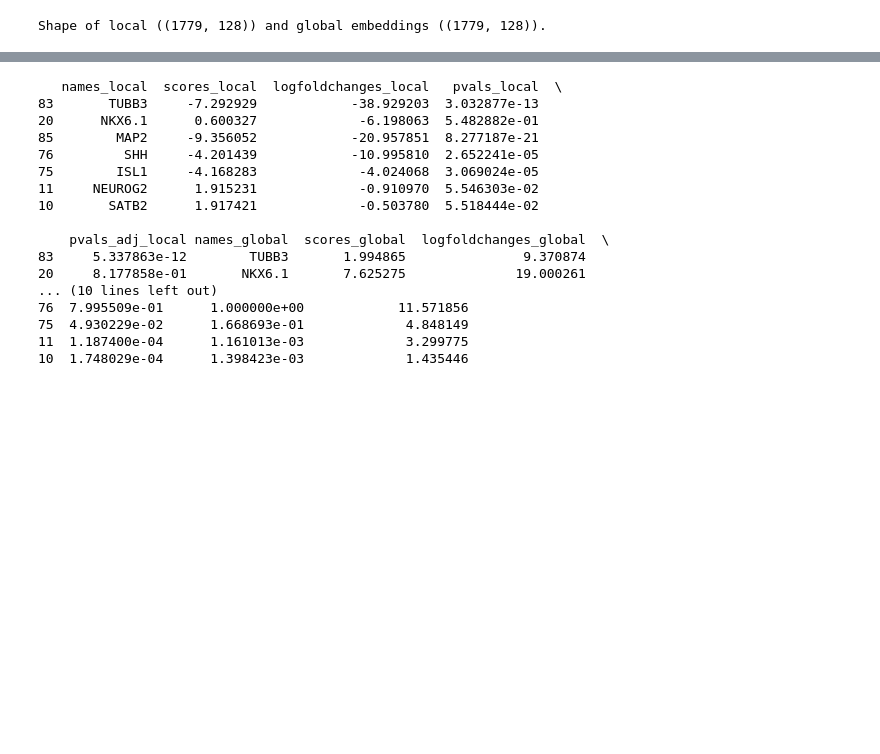
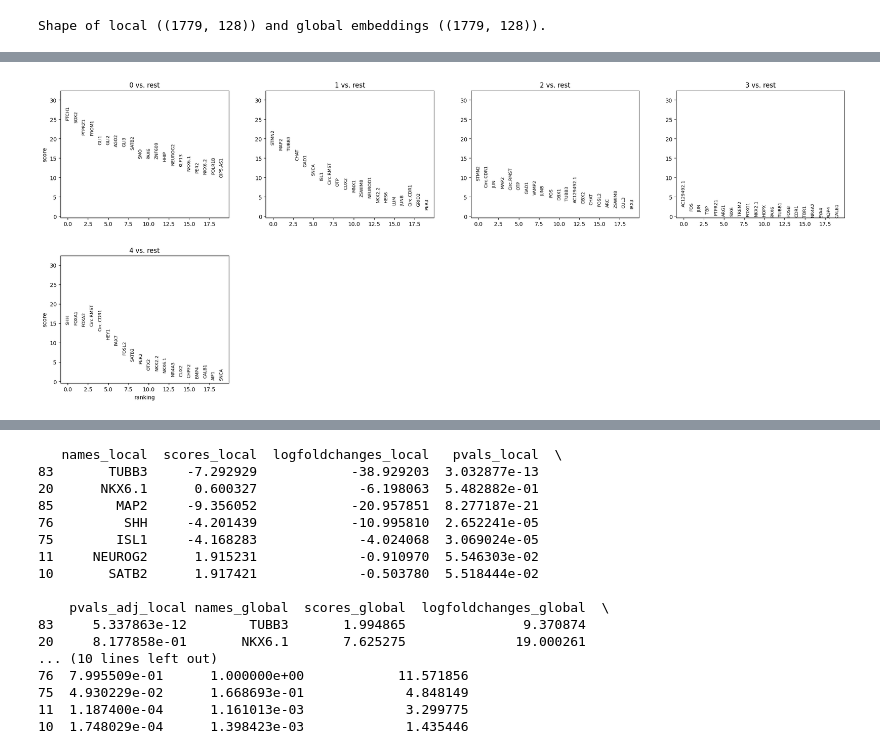
Before and after one commit to theislab/interscale, a Jupyter notebook: docs/notebooks/evaluation/Legnini23_1.ipynb, the cells around one changed output, grey strips where cells are left out. Saved outputs shown, nothing was run; the diff lists cells and outputs as text; code cells hidden in the pictures; blank space fills up the shorter version.

```diff
--- a/docs/notebooks/evaluation/Legnini23_1.ipynb
+++ b/docs/notebooks/evaluation/Legnini23_1.ipynb
@@ -179,0 +622,4 @@ WARNING: It seems you use rank_genes_groups on the raw count data. Please logari
+# %%
+sc.pl.rank_genes_groups(sub_adata_shh, key = 'dge_wilcoxon_local')
+# %% [output]
+[figure, added]
```
Also changed, not shown: parts of 33 cells of this notebook, 2 other files.
